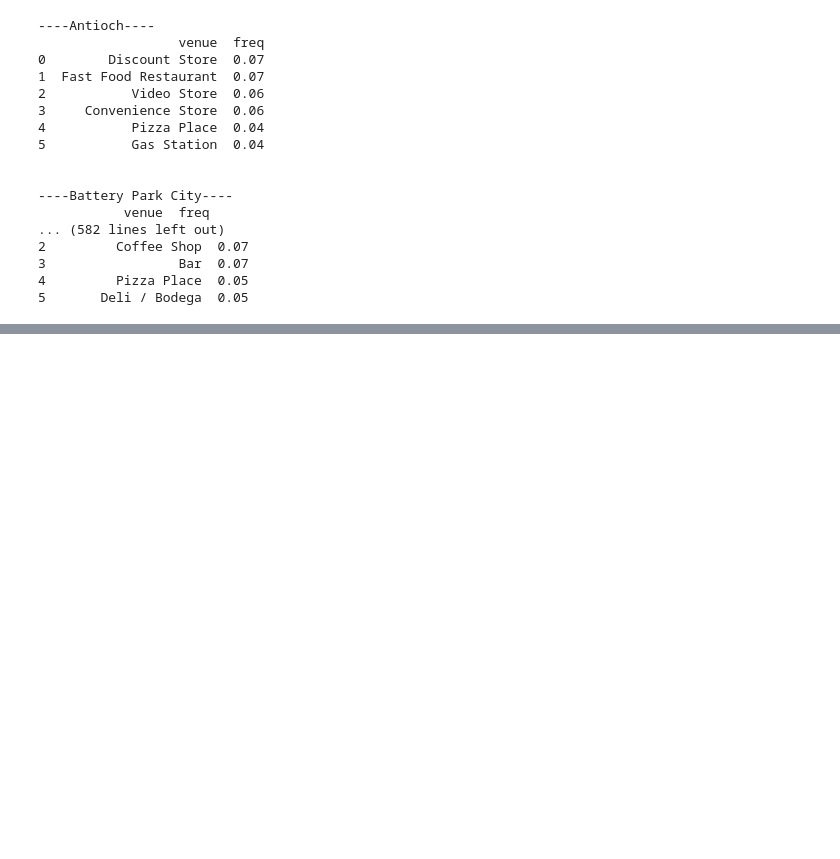
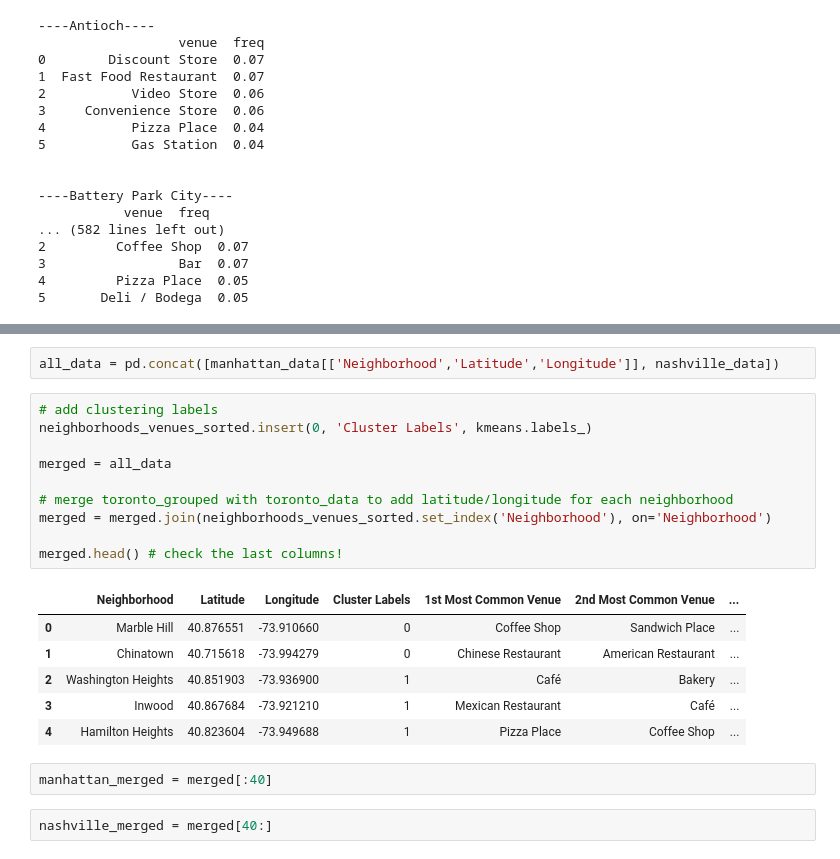
Before and after one commit to penghit/Coursera_Applied_Data_Science_Capstone, a Jupyter notebook: Final_Notebook.ipynb, the cells around one changed output, grey strips where cells are left out. Drawn from its saved outputs; the diff is of its cells as text; blank space fills up the shorter version.

```diff
--- a/Final_Notebook.ipynb
+++ b/Final_Notebook.ipynb
@@ -329,0 +388,23 @@ for hood in all_grouped['Neighborhood']:
+# %%
+all_data = pd.concat([manhattan_data[['Neighborhood','Latitude','Longitude']], nashville_data])
+# %%
+# add clustering labels
+neighborhoods_venues_sorted.insert(0, 'Cluster Labels', kmeans.labels_)
+
+merged = all_data
+
+# merge toronto_grouped with toronto_data to add latitude/longitude for each neighborhood
+merged = merged.join(neighborhoods_venues_sorted.set_index('Neighborhood'), on='Neighborhood')
+
+merged.head() # check the last columns!
+# %% [output]
+|  | Neighborhood | Latitude | Longitude | Cluster Labels | 1st Most Common Venue | 2nd Most Common Venue | ... |
+| 0 | Marble Hill | 40.876551 | -73.910660 | 0 | Coffee Shop | Sandwich Place | ... |
+| 1 | Chinatown | 40.715618 | -73.994279 | 0 | Chinese Restaurant | American Restaurant | ... |
+| 2 | Washington Heights | 40.851903 | -73.936900 | 1 | Café | Bakery | ... |
+| 3 | Inwood | 40.867684 | -73.921210 | 1 | Mexican Restaurant | Café | ... |
+| 4 | Hamilton Heights | 40.823604 | -73.949688 | 1 | Pizza Place | Coffee Shop | ... |
+# %%
+manhattan_merged = merged[:40]
+# %%
+nashville_merged = merged[40:]
```
Also changed, not shown: parts of 6 cells of this notebook.
